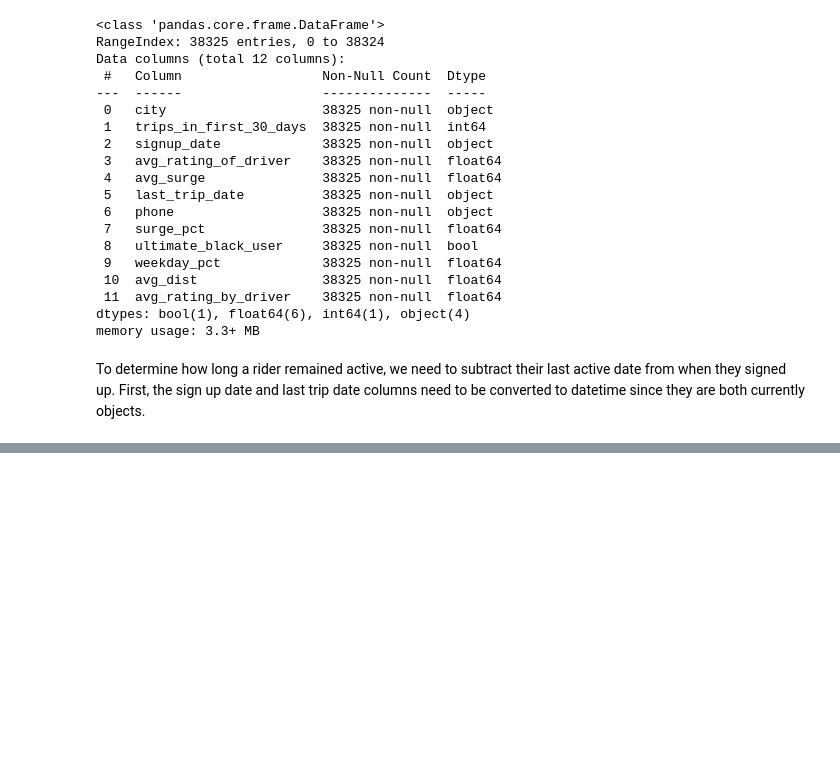
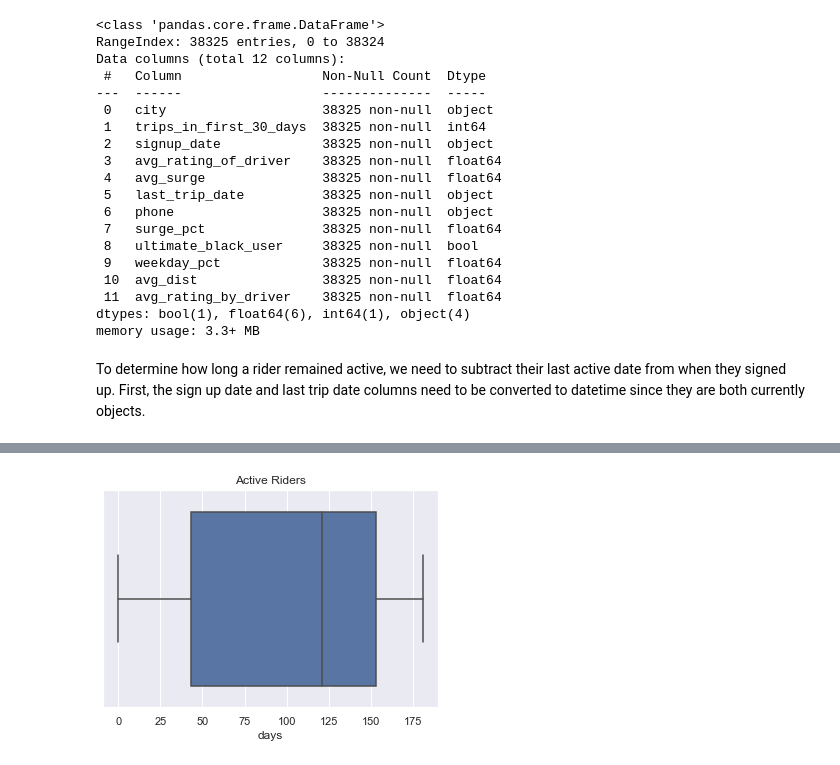
Before and after one commit to annafin/Springboard-Data-Science, a Jupyter notebook: ultimate_technologies_challenge/tech_challenge.ipynb, the cells around one changed output, grey strips where cells are left out. Drawn from its saved outputs; the diff is of its cells as text; code cells hidden in the pictures; blank space fills up the shorter version.

```diff
--- a/ultimate_technologies_challenge/tech_challenge.ipynb
+++ b/ultimate_technologies_challenge/tech_challenge.ipynb
@@ -484,0 +493,6 @@ To determine how long a rider remained active, we need to subtract their last ac
+# %%
+# convert string to datetime using parse - year, month, day
+rider['signup_date'] = [parse(x) for x in rider.signup_date]
+
+# confirm change
+rider.signup_date.head()
@@ -484,0 +506,6 @@ To determine how long a rider remained active, we need to subtract their last ac
+# %%
+# same with last trip date
+rider['last_trip_date'] = [parse(x) for x in rider.last_trip_date]
+
+# confirm change
+rider.last_trip_date.head()
@@ -484,0 +519,5 @@ To determine how long a rider remained active, we need to subtract their last ac
+# %%
+# create new column for difference between dates in days
+rider['days'] = [(rider.last_trip_date[x] - rider.signup_date[x]).days for x in range(len(rider))]
+
+rider.days.head()
@@ -484,0 +541,7 @@ To determine how long a rider remained active, we need to subtract their last ac
+# %%
+# rider active days
+sns.boxplot(x=rider['days'])
+plt.title('Active Riders')
+plt.show()
+# %% [output]
+[figure, added]
```
Also changed, not shown: parts of 44 cells of this notebook.
